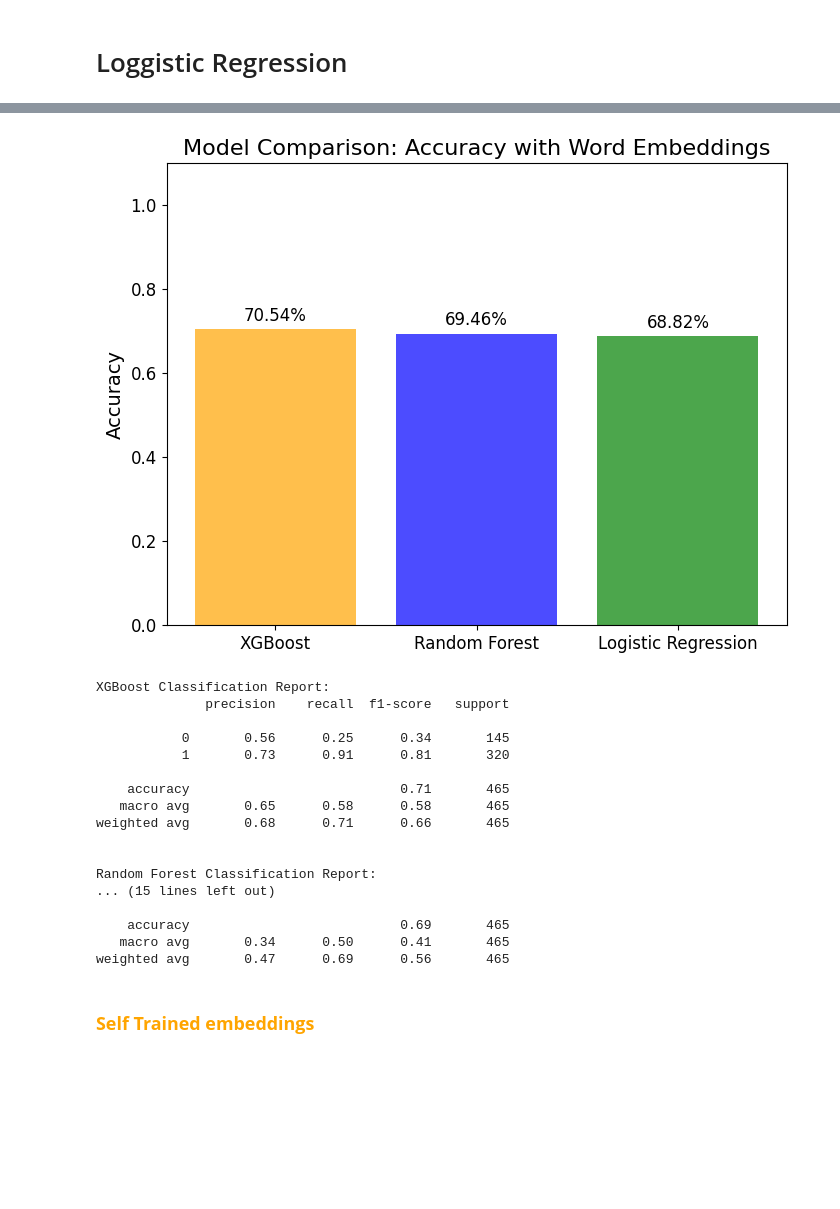
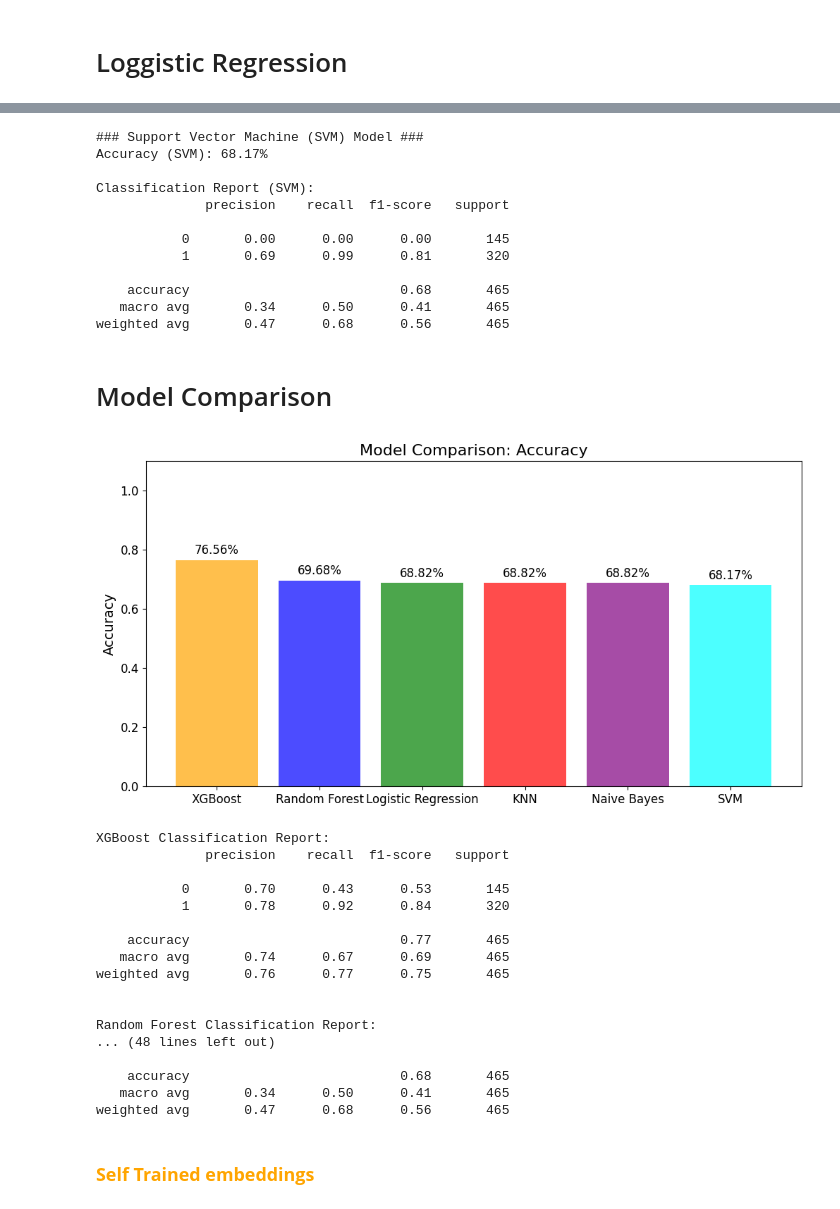
Before and after one commit to 0Taan0/AiiA_Assignment, a Jupyter notebook: Representation Techniques.ipynb, the cells around one changed output, grey strips where cells are left out. Cells and saved outputs as stored; diff of their text form; code cells hidden in the pictures; blank space fills up the shorter version.

```diff
--- a/Representation Techniques.ipynb
+++ b/Representation Techniques.ipynb
@@ -274,0 +316,3 @@ weighted avg       0.76      0.77      0.75       465
+# %%
+# Make Predictions with KNN
+y_pred_knn = knn_model.predict(X_test)
@@ -274,0 +350,3 @@ weighted avg       0.76      0.77      0.75       465
+# %%
+# Make Predictions with SVM
+y_pred_svm = svm_model.predict(X_test)
@@ -645,48 +1046,86 @@ accuracy_logreg = accuracy_score(y_test, y_pred_logreg)
+# %%
+# Import necessary library
+from sklearn.svm import SVC
+# Train the SVM Model
+svm_model = SVC(kernel='sigmoid', probability=True)  # Using a linear kernel
+svm_model.fit(X_train, y_train)
+# Make Predictions with SVM
+y_pred_svm = svm_model.predict(X_test)
+# Evaluate the SVM Model
+accuracy_svm = accuracy_score(y_test, y_pred_svm)
+print("### Support Vector Machine (SVM) Model ###")
+print(f"Accuracy (SVM): {accuracy_svm * 100:.2f}%")
+print("\nClassification Report (SVM):")
+print(classification_report(y_test, y_pred_svm))
+# %% [output]
+### Support Vector Machine (SVM) Model ###
+Accuracy (SVM): 68.17%
+
+Classification Report (SVM):
+              precision    recall  f1-score   support
+
+           0       0.00      0.00      0.00       145
+           1       0.69      0.99      0.81       320
+
+    accuracy                           0.68       465
+   macro avg       0.34      0.50      0.41       465
+weighted avg       0.47      0.68      0.56       465
+# %% [markdown]
+# Model Comparison
 # %%
-# Step 6: Compare Models
-models = ['XGBoost', 'Random Forest', 'Logistic Regression']
-accuracies = [accuracy_xgb, accuracy_rf, accuracy_logreg]
+# Collect model names and accuracies
+models = ['XGBoost', 'Random Forest', 'Logistic Regression', 'KNN', 'Naive Bayes', 'SVM']
+accuracies = [accuracy, accuracy_rf, accuracy_logreg, accuracy_knn, accuracy_nb, accuracy_svm]
 
-# Accuracy Bar Plot
-plt.figure(figsize=(8, 6))
-plt.bar(models, accuracies, color=['orange', 'blue', 'green'], alpha=0.7)
-plt.title('Model Comparison: Accuracy with Word Embeddings', fontsize=16)
+# Display a bar plot for accuracy comparison
+plt.figure(figsize=(12, 6))
+plt.bar(models, accuracies, color=['orange', 'blue', 'green', 'red', 'purple', 'cyan'], alpha=0.7)
+plt.title('Model Comparison: Accuracy', fontsize=16)
 plt.ylabel('Accuracy', fontsize=14)
 plt.ylim(0, 1.1)
 plt.xticks(fontsize=12)
 plt.yticks(fontsize=12)
 for i, acc in enumerate(accuracies):
     plt.text(i, acc + 0.02, f"{acc*100:.2f}%", ha='center', fontsize=12)
 plt.show()
 
-# Print Detailed Classification Reports
+# Print detailed classification reports
 print("\nXGBoost Classification Report:")
-print(classification_report(y_test, y_pred_xgb))
+print(classification_report(y_test, y_pred))
 
 print("\nRandom Forest Classification Report:")
 print(classification_report(y_test, y_pred_rf))
 
 print("\nLogistic Regression Classification Report:")
 print(classification_report(y_test, y_pred_logreg))
+
+print("\nKNN Classification Report:")
+print(classification_report(y_test, y_pred_knn))
+
+print("\nNaive Bayes Classification Report:")
+print(classification_report(y_test, y_pred_nb))
+
+print("\nSVM Classification Report:")
+print(classification_report(y_test, y_pred_svm))
 # %% [output]
-[figure, old version]
+[figure, new version]
 XGBoost Classification Report:
               precision    recall  f1-score   support
 
-           0       0.56      0.25      0.34       145
-           1       0.73      0.91      0.81       320
+           0       0.70      0.43      0.53       145
+           1       0.78      0.92      0.84       320
 
-    accuracy                           0.71       465
-   macro avg       0.65      0.58      0.58       465
-weighted avg       0.68      0.71      0.66       465
+    accuracy                           0.77       465
+   macro avg       0.74      0.67      0.69       465
+weighted avg       0.76      0.77      0.75       465
 
 
 Random Forest Classification Report:
-... (15 lines left out)
+... (48 lines left out)
 
-    accuracy                           0.69       465
+    accuracy                           0.68       465
    macro avg       0.34      0.50      0.41       465
-weighted avg       0.47      0.69      0.56       465
+weighted avg       0.47      0.68      0.56       465
 # %% [markdown]
 ### **<span style="color: orange;">Self Trained embeddings</span>**
 # %% [markdown]
```
Also changed, not shown: parts of 61 cells of this notebook.
